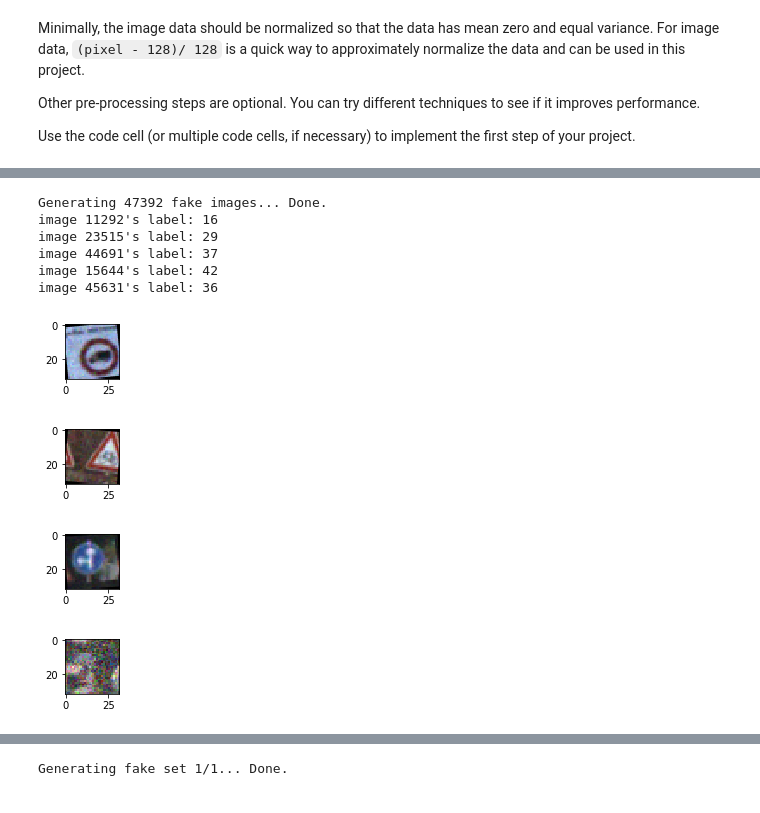
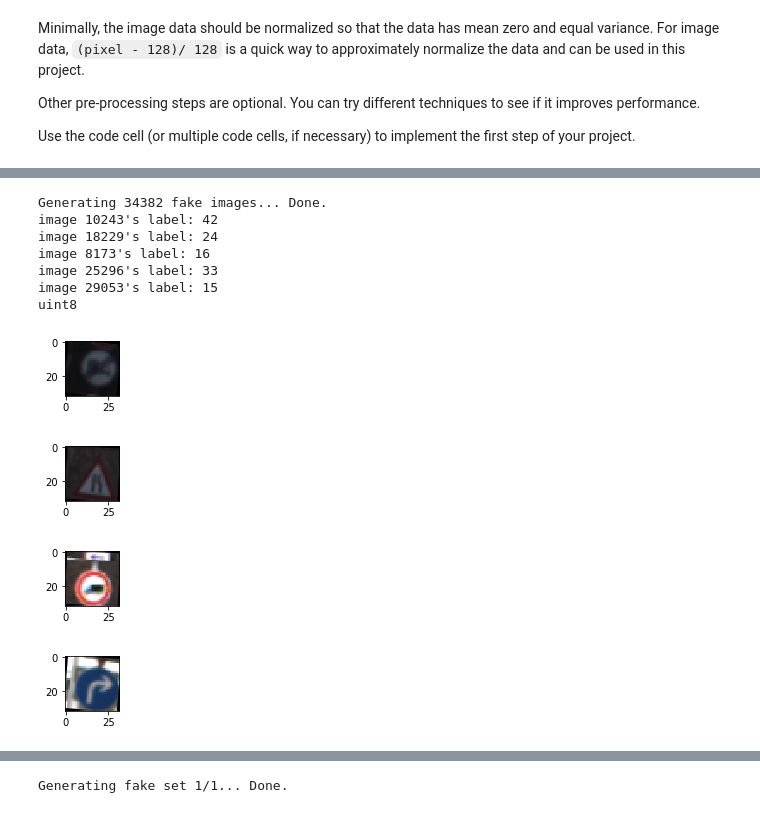
Before and after one commit to pkovarynng/CarND-Traffic-Sign-Classifier-Project, a Jupyter notebook: Traffic_Sign_Classifier.ipynb, the cells around one changed output, grey strips where cells are left out. Cells and saved outputs as stored; diff of their text form; code cells hidden in the pictures.

```diff
--- a/Traffic_Sign_Classifier.ipynb
+++ b/Traffic_Sign_Classifier.ipynb
@@ -152,8 +152,14 @@ One image for each label in the training data set:
 [figure]
 # %%
+### This code cell can be skipped
+### I use this code cell to have a look at a number of images of a label of interest at once
+import cv2
+
+label_of_interest = 40 # 40: "Roundabout mandatory"
+
 images = []
 for xi in range(n_train):
-    if y_train[xi] == 40:
+    if y_train[xi] == label_of_interest:
         images.append(X_train[xi].squeeze())
 
 plt.figure(figsize=(20,20))
@@ -161,6 +167,5 @@ for i in range(49):
     index = random.randint(0, len(images)-1)
     image = images[index]
     plt.subplot(8, 7, i + 1)
-    plt.title('{}'.format(index))
     plt.imshow(image)
 # %% [output]
@@ -290,11 +398,11 @@ if index > 0:
 # %%
-# Augment the training set with the flipped images
-X_train = np.append(X_train, flips, axis=0)
+# Augment the training set with the generated images
+X_train = np.append(X_train, fakes, axis=0)
 
-plot_histogram(y_train, 'train label before')
-y_train = np.append(y_train, flips_y)
+plot_histogram(y_train, 'before')
+y_train = np.append(y_train, fakes_y)
 
 n_train = len(y_train)
 print('Total number of images in the training set: {}'.format(n_train))
-plot_histogram(y_train, 'train label after')
+plot_histogram(y_train, 'after')
 # %% [output]
@@ -304,36 +412,26 @@ Total number of images in the training set: 43498
 # %%
-# Generate fake data - for lables with less images than the target number
+# Generate fake data - for labels with less images than the target number
 
 # Each label should have at least that many images in the training set
-target = 1800
+target = target_img_num
 
-import skimage
-
-# Returns a transformed image - applies random transfomations
+# Returns a transformed image - applies some random transfomations
 def transform(image):
 
     # First, the image is shifted a little in a random direction
-    x = random.randint(-10, 10)
-    y = random.randint(-10, 10)
-    transform = skimage.transform.AffineTransform(translation=(x, y))
-    shifted = skimage.transform.warp(image, transform, mode="wrap")
+    x = random.randint(-5, 5)
+    y = random.randint(-5, 5)
+    rolled = np.roll(image, x, axis=0)
+    rolled = np.roll(rolled, y, axis=1)
 
-    # Then some random noise is added
-    #noisy = skimage.util.random_noise(shifted, var=0.001)
-    noisy = shifted
+    # Then rotated a little in a random angle between -10 and 10 degrees
+    angle = random.randint(-10, 10)
+    # Get the rotation matrix
+    rot_mtx = cv2.getRotationMatrix2D((15,15), angle, 1)
+    # Rotate the image
+    rotated = cv2.warpAffine(rolled, rot_mtx, (32,32), flags=cv2.INTER_LINEAR)
 
-    # Then rotated a little in a random angle between -15 and 15 degrees
-    angle = random.randint(-15, 15)
-    rotated = skimage.transform.rotate(noisy, angle)
-
-    # Convert array of type float to uint8 scaling values
-    data = np.array([rotated])
-    #info = np.iinfo(data.dtype) # Get the information of the image type
-    data = data.astype(np.float64) / data.max() # normalize the data to 0 - 1
-    data = 255 * data # Now scale by 255
-    img = data.astype(np.uint8)
-
-    return img
+    return rotated
 
 orig_label_count = {}
 label_count = {}
@@ -354,40 +452,43 @@ index = 0
 
 for i in range(n_train):
 
     y = y_train[i]
     if orig_label_count[y] >= target:
         continue
 
     image = X_train[i].squeeze()
     num_trans = (target - orig_label_count[y]) // orig_label_count[y] + 1
     for j in range(num_trans):
         if index >= count:
             break
         if label_count[y] >= target:
             break
         more[index,...] = transform(image)
         more_y[index] = y
         index += 1
         label_count[y] += 1
 
 print('Done.')
 
 assert(index == count)
 
 for i in range(5):
     j = random.randint(0, index-1)
     image = more[j].squeeze()
     plt.figure(figsize=(1, 1))
     plt.imshow(image)
     print('image {}\'s label: {}'.format(j, more_y[j]))
+
+print(X_train.dtype)
 # %% [output]
-Generating 47392 fake images... Done.
-image 11292's label: 16
-image 23515's label: 29
-image 44691's label: 37
-image 15644's label: 42
-image 45631's label: 36
+Generating 34382 fake images... Done.
+image 10243's label: 42
+image 18229's label: 24
+image 8173's label: 16
+image 25296's label: 33
+image 29053's label: 15
+uint8
-[figure, old version]
+[figure, new version]
-[figure, old version]
+[figure, new version]
-[figure, old version]
+[figure, new version]
-[figure, old version]
+[figure, new version]
```
Also changed, not shown: parts of 13 cells of this notebook.
